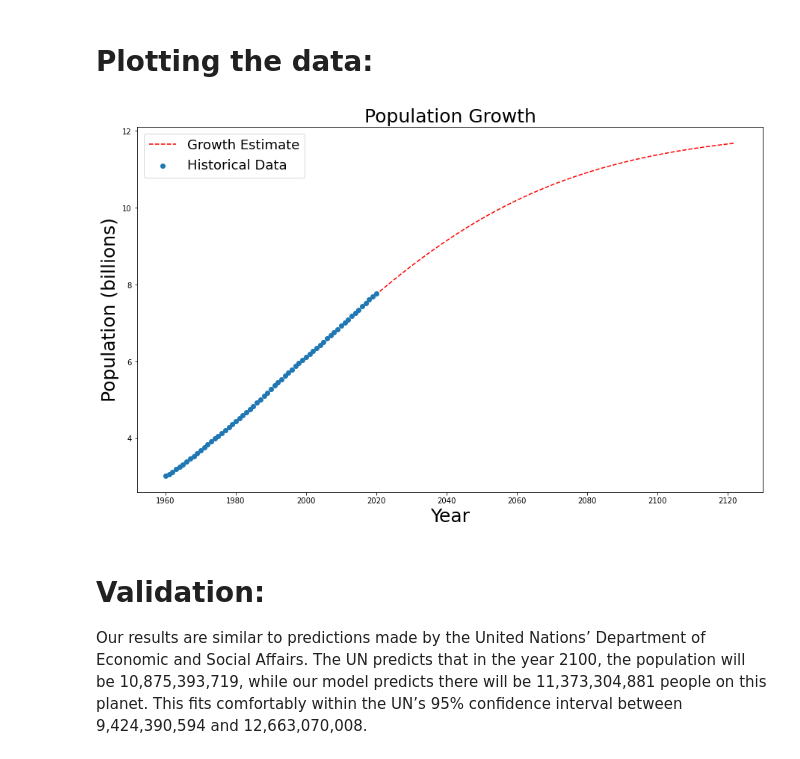
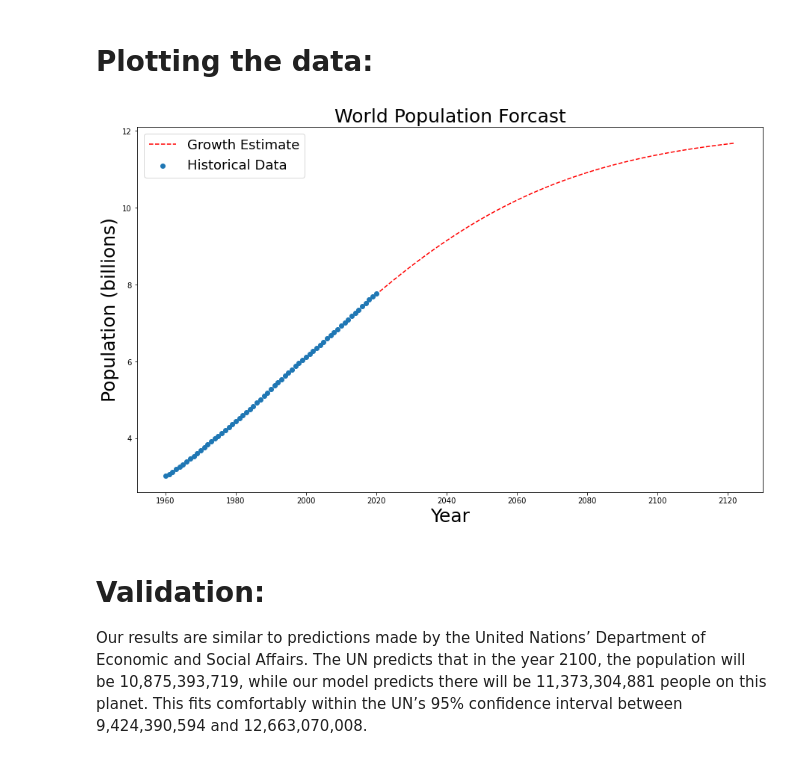
Before and after one commit to loganschmitt/sml22-pa01-population, a Jupyter notebook: writeup.ipynb, the cells around one changed output. Saved outputs shown, nothing was run; the diff lists cells and outputs as text; code cells hidden in the pictures.

```diff
--- a/writeup.ipynb
+++ b/writeup.ipynb
@@ -60,15 +60,15 @@ Prediction for 2122: 11677851228 people
 # %%
 forecasted_years = np.linspace(2021, 2122) # Years to predict
 plt.figure(figsize=(15,9))
 plt.scatter(years, population_data, label='Historical Data') # Plotting the historical data
 plt.plot(forecasted_years, logistic_function(forecasted_years, *params), 'r--',label='Growth Estimate') # Plotting the forecasted data
 plt.legend(fontsize=18)
 plt.xlabel('Year', fontsize=25)
 plt.ylabel('Population (billions)', fontsize=25)
-plt.title('Population Growth', fontsize=25)
+plt.title('World Population Forcast', fontsize=25)
 plt.show()
 # %% [output]
-[figure, old version]
+[figure, new version]
 # %% [markdown]
 # Validation:
 Our results are similar to predictions made by the United Nations’ Department of Economic and Social Affairs. The UN predicts that in the year 2100, the population will be 10,875,393,719, while our model predicts there will be 11,373,304,881 people on this planet. This fits comfortably within the UN’s 95% confidence interval between 9,424,390,594 and 12,663,070,008.
```
Also changed, not shown: parts of 1 cell of this notebook, 1 other file.
